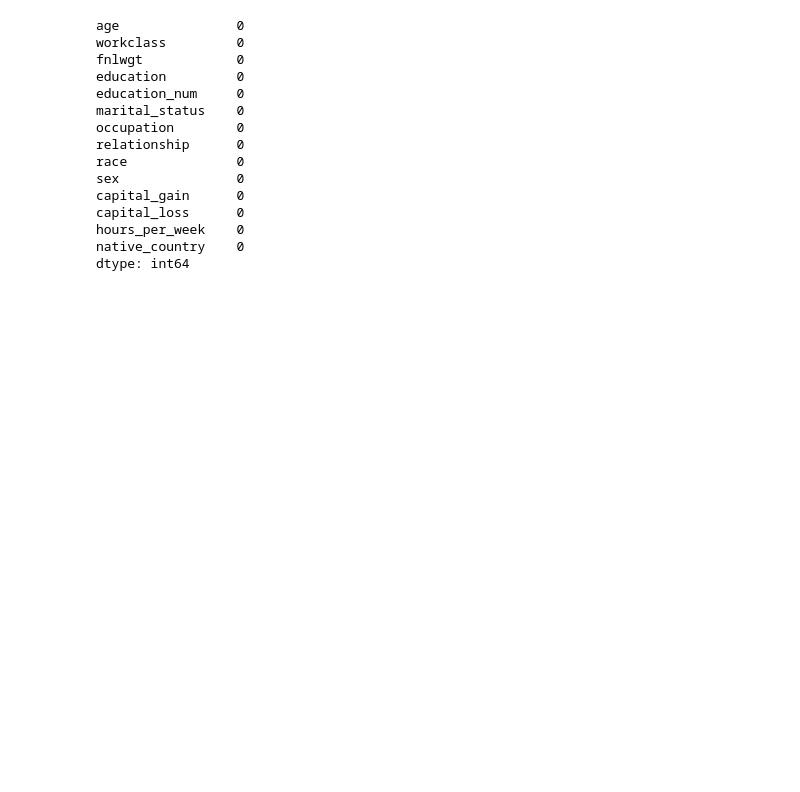
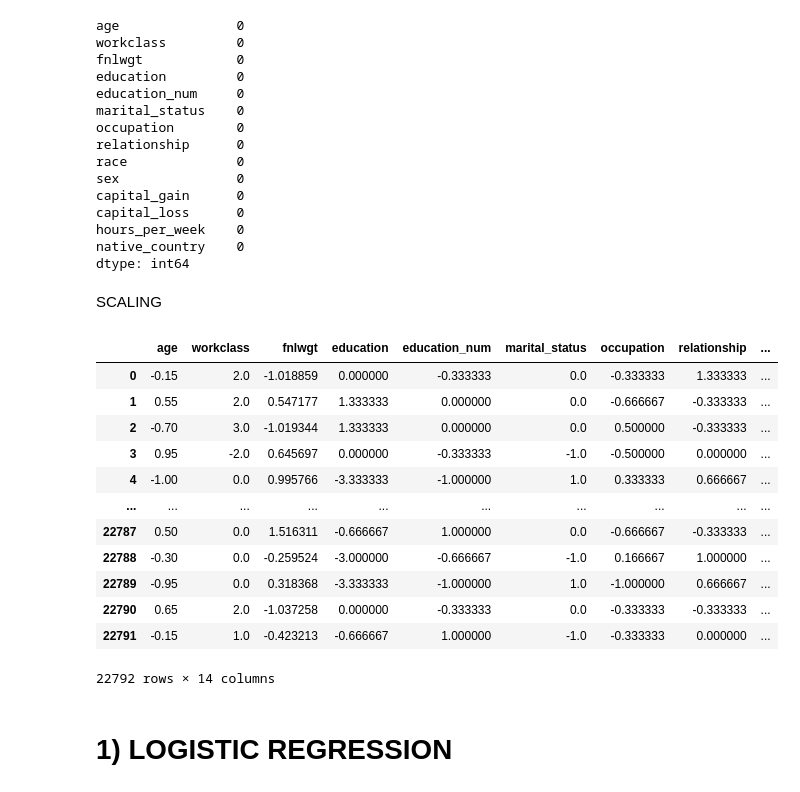
Before and after one commit to mimi428/Income-classification, a Jupyter notebook: incomeclass.ipynb, the cells around one changed output. Drawn from its saved outputs; the diff is of its cells as text; code cells hidden in the pictures; blank space fills up the shorter version.

```diff
--- a/incomeclass.ipynb
+++ b/incomeclass.ipynb
@@ -643,3 +648,5 @@ capital_loss      0
 hours_per_week    0
 native_country    0
 dtype: int64
+# %% [markdown]
+SCALING
@@ -645,0 +662,47 @@ dtype: int64
+# %%
+from sklearn.preprocessing import RobustScaler, LabelEncoder
+
+# Identify categorical columns
+categorical_columns = ['workclass',
+'education',
+'marital_status',
+'occupation',
+'relationship',
+'race',
+'sex',
+'native_country'
+]  # replace with your actual column names
+
+# Use LabelEncoder or pd.get_dummies for categorical encoding
+label_encoder = LabelEncoder()
+
+# Apply LabelEncoder to categorical columns
+for col in categorical_columns:
+    X_train[col] = label_encoder.fit_transform(X_train[col])
+    X_test[col] = label_encoder.transform(X_test[col])
+
+# Now apply the RobustScaler
+scaler = RobustScaler()
+
+X_train_scaled = scaler.fit_transform(X_train)
+X_test_scaled = scaler.transform(X_test)
+
+# Convert back to DataFrame
+X_train = pd.DataFrame(X_train_scaled, columns=X_train.columns)
+X_test = pd.DataFrame(X_test_scaled, columns=X_test.columns)
+# %% [output]
+|  | age | workclass | fnlwgt | education | education_num | marital_status | occupation | relationship | ... |
+| 0 | -0.15 | 2.0 | -1.018859 | 0.000000 | -0.333333 | 0.0 | -0.333333 | 1.333333 | ... |
+| 1 | 0.55 | 2.0 | 0.547177 | 1.333333 | 0.000000 | 0.0 | -0.666667 | -0.333333 | ... |
+| 2 | -0.70 | 3.0 | -1.019344 | 1.333333 | 0.000000 | 0.0 | 0.500000 | -0.333333 | ... |
+| 3 | 0.95 | -2.0 | 0.645697 | 0.000000 | -0.333333 | -1.0 | -0.500000 | 0.000000 | ... |
+| 4 | -1.00 | 0.0 | 0.995766 | -3.333333 | -1.000000 | 1.0 | 0.333333 | 0.666667 | ... |
+| ... | ... | ... | ... | ... | ... | ... | ... | ... | ... |
+| 22787 | 0.50 | 0.0 | 1.516311 | -0.666667 | 1.000000 | 0.0 | -0.666667 | -0.333333 | ... |
+| 22788 | -0.30 | 0.0 | -0.259524 | -3.000000 | -0.666667 | -1.0 | 0.166667 | 1.000000 | ... |
+| 22789 | -0.95 | 0.0 | 0.318368 | -3.333333 | -1.000000 | 1.0 | -1.000000 | 0.666667 | ... |
+| 22790 | 0.65 | 2.0 | -1.037258 | 0.000000 | -0.333333 | 0.0 | -0.333333 | -0.333333 | ... |
+| 22791 | -0.15 | 1.0 | -0.423213 | -0.666667 | 1.000000 | -1.0 | -0.333333 | 0.000000 | ... |
+22792 rows × 14 columns
+# %% [markdown]
+# 1) LOGISTIC REGRESSION
```
Also changed, not shown: parts of 38 cells of this notebook.
